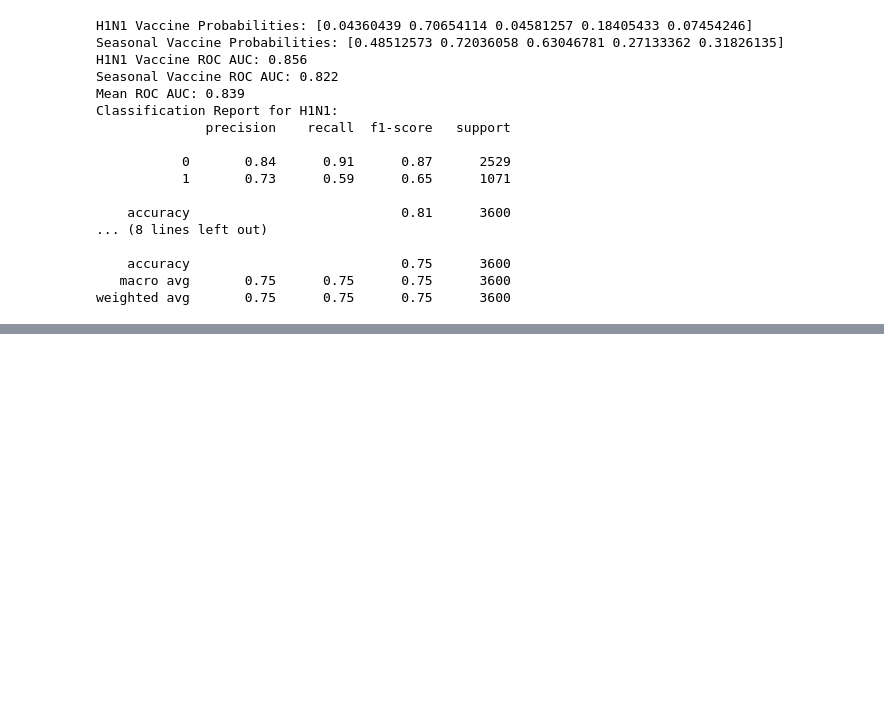
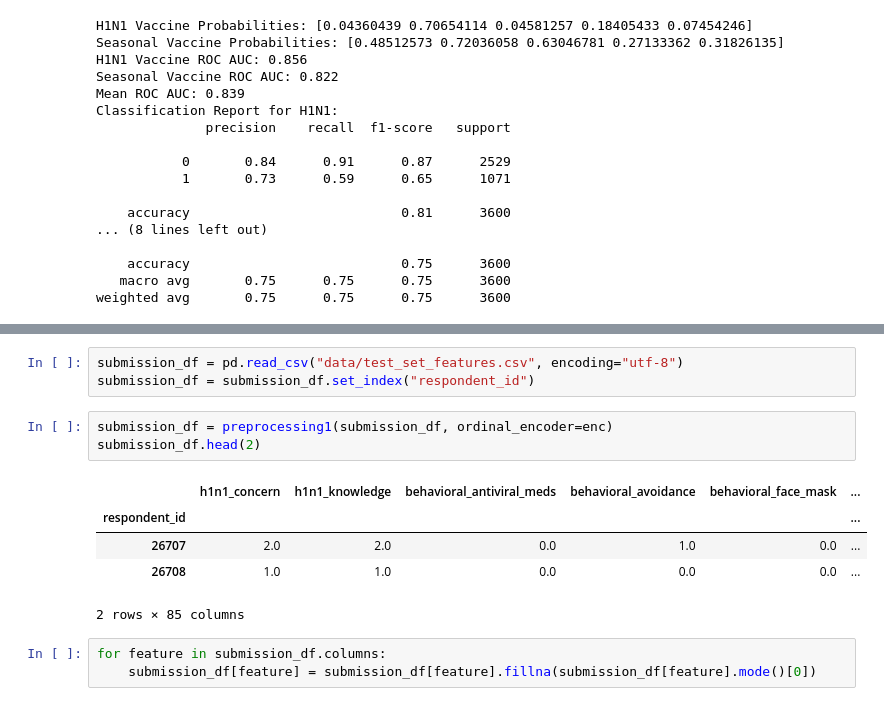
Before and after one commit to koadegno/predict-flu-vaccines, a Jupyter notebook: data_analysis.ipynb, the cells around one changed output, grey strips where cells are left out. Drawn from its saved outputs; the diff is of its cells as text; blank space fills up the shorter version.

```diff
--- a/data_analysis.ipynb
+++ b/data_analysis.ipynb
@@ -564,0 +719,15 @@ submision_data = make_submission_format(model_h1n1,model_seasonal)
+# %%
+submission_df = pd.read_csv("data/test_set_features.csv", encoding="utf-8")
+submission_df = submission_df.set_index("respondent_id")
+# %%
+submission_df = preprocessing1(submission_df, ordinal_encoder=enc)
+submission_df.head(2)
+# %% [output]
+|  | h1n1_concern | h1n1_knowledge | behavioral_antiviral_meds | behavioral_avoidance | behavioral_face_mask | ... |
+| respondent_id |  |  |  |  |  | ... |
+| 26707 | 2.0 | 2.0 | 0.0 | 1.0 | 0.0 | ... |
+| 26708 | 1.0 | 1.0 | 0.0 | 0.0 | 0.0 | ... |
+2 rows × 85 columns
+# %%
+for feature in submission_df.columns:
+    submission_df[feature] = submission_df[feature].fillna(submission_df[feature].mode()[0])
```
Also changed, not shown: parts of 33 cells of this notebook.
